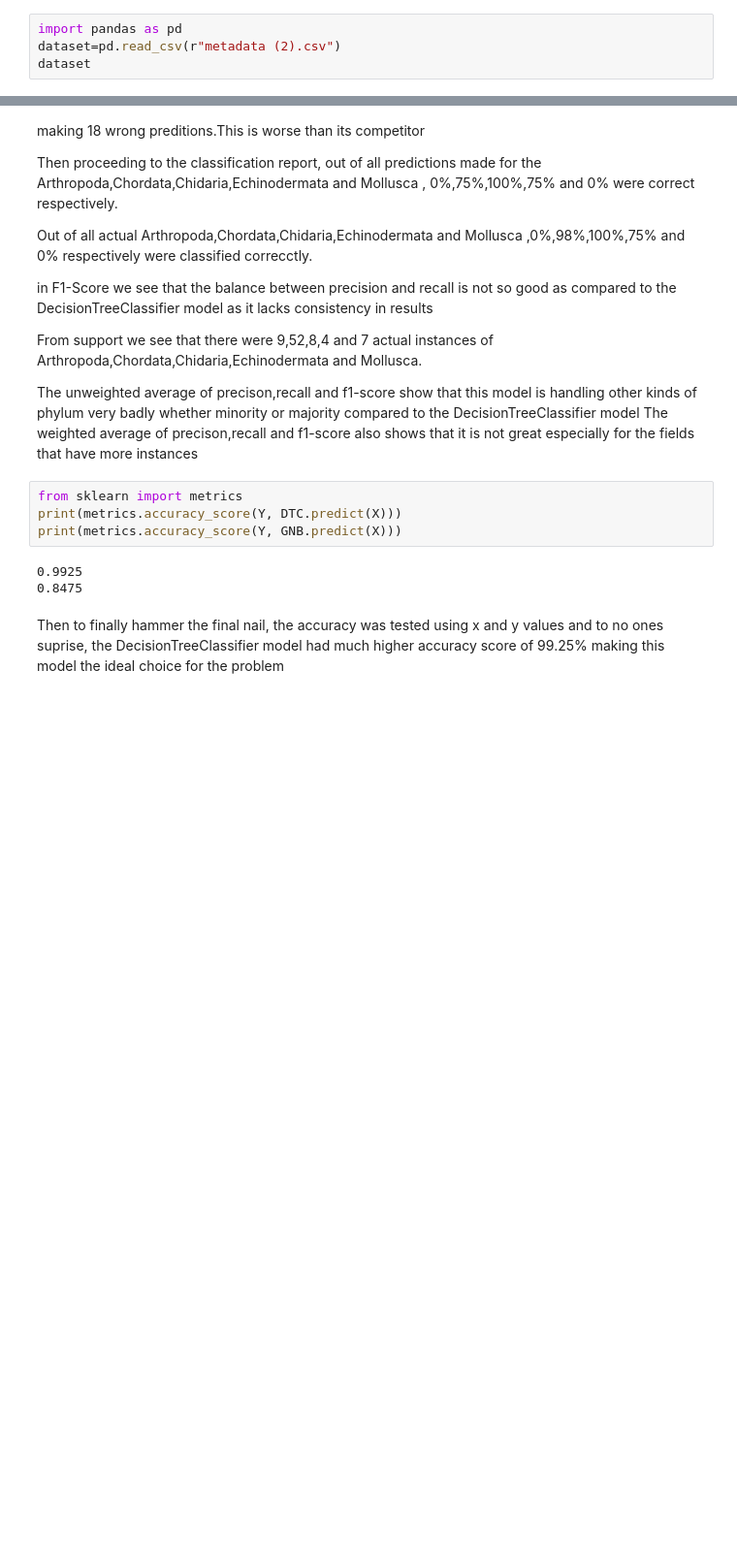
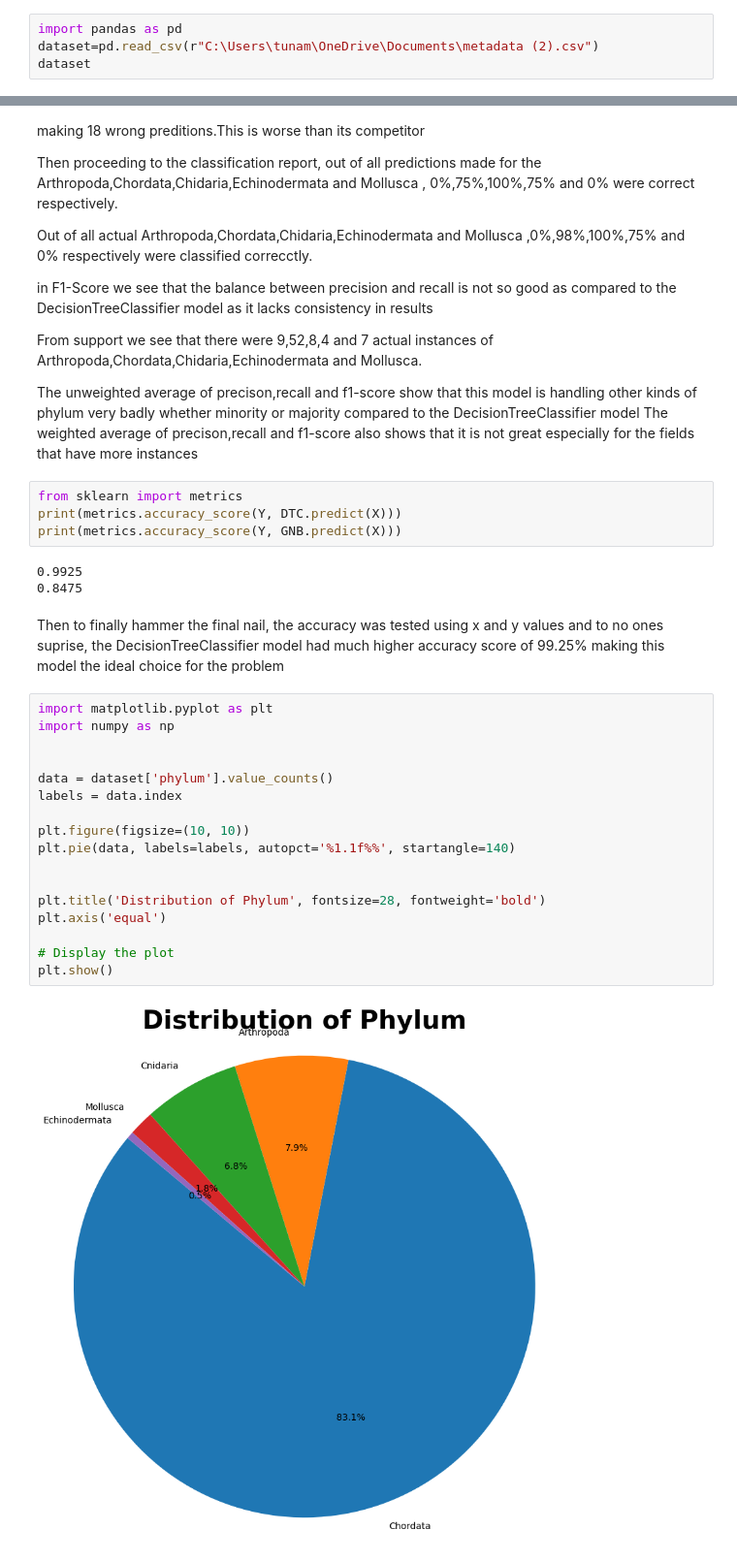
Before and after one commit to Math0202/Data-science, a Jupyter notebook: dtaProject latest(2).ipynb, the cells around one changed output, grey strips where cells are left out. Shown: that part at 97% size. Drawn from its saved outputs; the diff is of its cells as text; blank space fills up the shorter version.

Commit message:
Pie Chart

```diff
--- a/dtaProject latest(1).ipynb
+++ b/dtaProject latest(2).ipynb
@@ -1,6 +1,6 @@
 # %%
 import pandas as pd
-dataset=pd.read_csv(r"metadata (2).csv")
+dataset=pd.read_csv(r"C:\Users\tunam\OneDrive\Documents\metadata (2).csv")
 dataset
 # %% [output]
 |  | rarespecies_id | eol_content_id | eol_page_id | kingdom | class | order | family | genus | species | ... |
@@ -524,3 +524,22 @@ print(metrics.accuracy_score(Y, GNB.predict(X)))
 0.8475
 # %% [markdown]
 Then to finally hammer the final nail, the accuracy was tested using x and y values and to no ones suprise, the DecisionTreeClassifier model had much higher accuracy score of 99.25% making this model the ideal choice for the problem
+# %%
+import matplotlib.pyplot as plt
+import numpy as np
+
+
+data = dataset['phylum'].value_counts()
+labels = data.index
+
+plt.figure(figsize=(10, 10))
+plt.pie(data, labels=labels, autopct='%1.1f%%', startangle=140)
+
+
+plt.title('Distribution of Phylum', fontsize=28, fontweight='bold')
+plt.axis('equal')
+
+# Display the plot
+plt.show()
+# %% [output]
+[figure, added]
```
